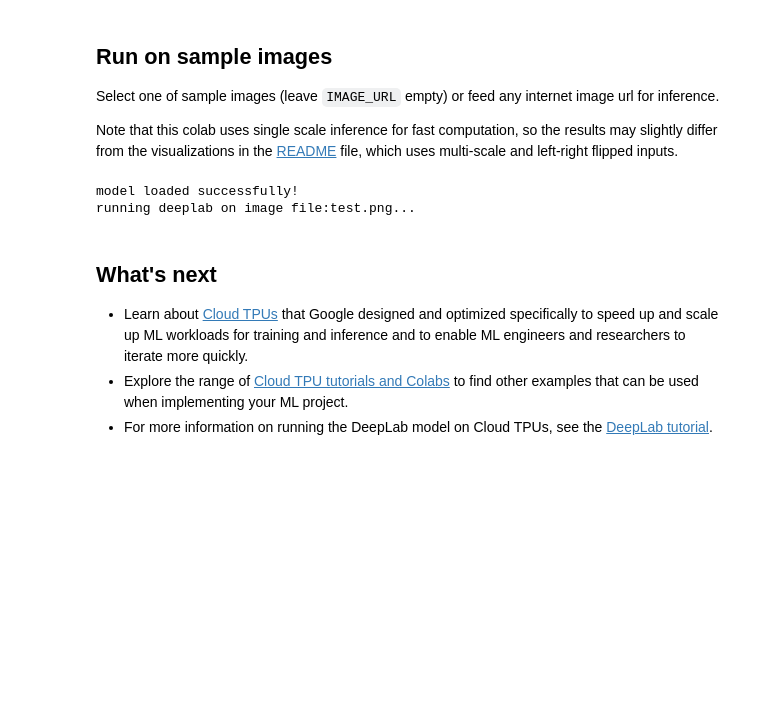
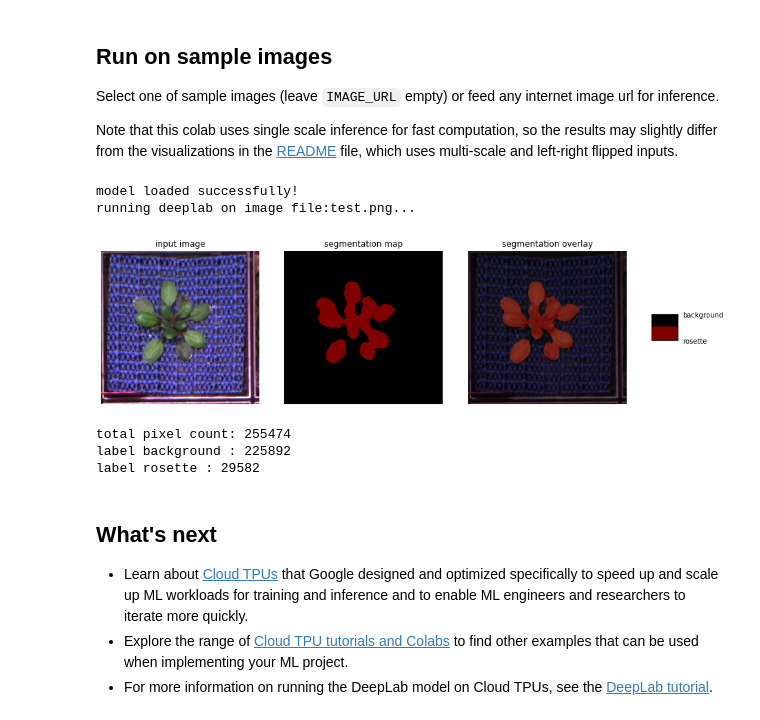
Before and after one commit to noctillion/models, a Jupyter notebook: research/deeplab/predict.ipynb, the cells around one changed output. Drawn from its saved outputs; the diff is of its cells as text; code cells hidden in the pictures; blank space fills up the shorter version.

Commit message:
make pixel counting work with arbitrary number of classes

```diff
--- a/research/deeplab/predict.ipynb
+++ b/research/deeplab/predict.ipynb
@@ -174,44 +174,48 @@ so the results may slightly differ from the visualizations in the
 [README](https://github.com/tensorflow/models/blob/master/research/deeplab/README.md) file,
 which uses multi-scale and left-right flipped inputs.
 # %%
-MODEL = DeepLabModel("coco_5000.pb") # path to frozen graph goes here
+MODEL = DeepLabModel("50k_graph.pb") # path to frozen graph goes here
 print('model loaded successfully!')
 
 SAMPLE_IMAGE = 'image1'  # @param ['image1', 'image2', 'image3']
 IMAGE_URL = 'file:test.png'  #@param {type:"string"}
 
 _SAMPLE_URL = ('http://github.com/tensorflow/models/blob/master/research/'
                'deeplab/g3doc/img/%s.jpg?raw=true')
 
 def count_pixels(prediction):
-  """Counts non-zero values in the 2d array returned by MODEL.run(), only works with 2 classes"""
-  rosette = np.count_nonzero(prediction)
-  bg = prediction.size - rosette
-  print("background pixels = " + str(bg) + "\n" + "rosette pixels = " + str(rosette))
+  """Loops over label and counts non-zero values in the 2d array returned by MODEL.run()"""
+  for idx,label in enumerate(LABEL_NAMES):
+        count = np.count_nonzero(prediction == idx)
+        print("label %s : %d" % (label, count))
 
 def run_visualization(url):
   """Inferences DeepLab model and visualizes result."""
   try:
     f = urllib.request.urlopen(url)
     jpeg_str = f.read()
     original_im = Image.open(BytesIO(jpeg_str))
   except IOError:
     print('Cannot retrieve image. Please check url: ' + url)
     return
 
   print('running deeplab on image %s...' % url)
   resized_im, seg_map = MODEL.run(original_im)
 
   vis_segmentation(resized_im, seg_map)
-  print(seg_map.shape)
+  print("total pixel count: %d" % seg_map.size)
   count_pixels(seg_map)
 
 
 image_url = IMAGE_URL or _SAMPLE_URL % SAMPLE_IMAGE
 run_visualization(image_url)
 # %% [output]
 model loaded successfully!
 running deeplab on image file:test.png...
+[figure, added]
+total pixel count: 255474
+label background : 225892
+label rosette : 29582
 # %% [markdown]
 ## What's next
 
```
